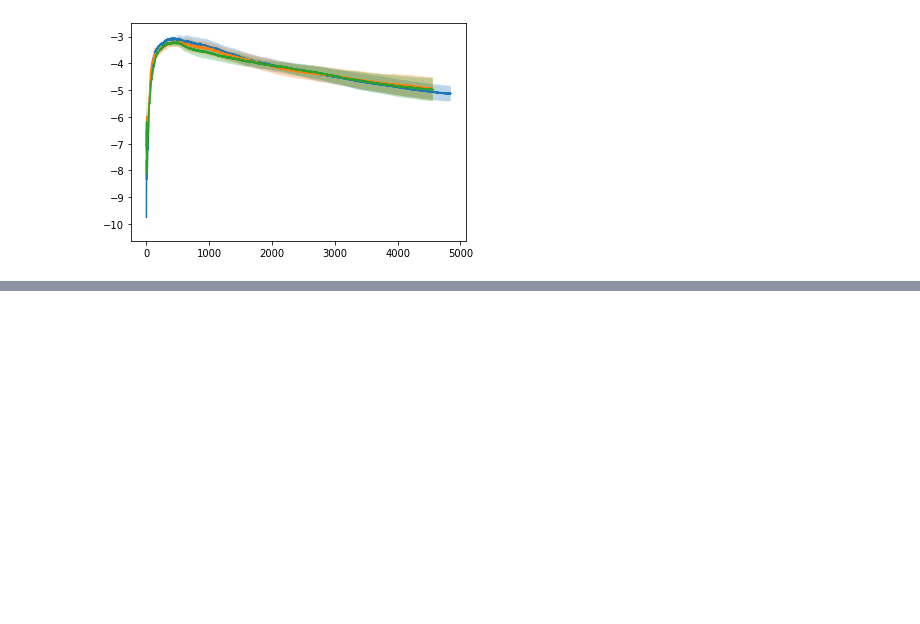
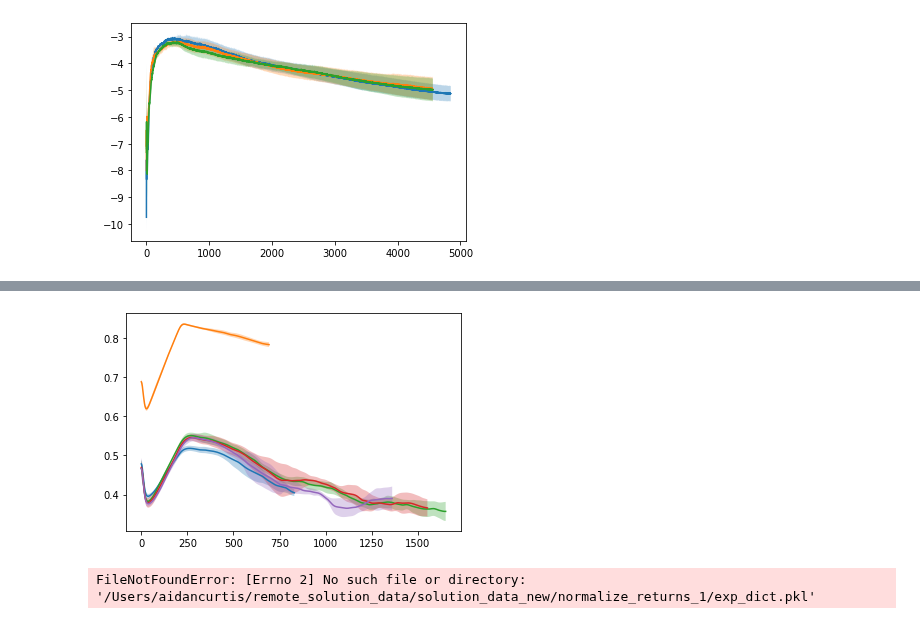
Before and after one commit to neuroailab/CuriousSamplePlanner, a Jupyter notebook: policy_learning/Policy Learning Results.ipynb, the cells around one changed output, grey strips where cells are left out. Drawn from its saved outputs; the diff is of its cells as text; code cells hidden in the pictures; blank space fills up the shorter version.

Commit message:
more 3-stack data

```diff
--- a/policy_learning/Policy Learning Results.ipynb
+++ b/policy_learning/Policy Learning Results.ipynb
@@ -279,0 +291,12 @@ losses = plot_group_rewards(["since1","since2","since3","since4"], key="rewards"
+# %%
+losses = plot_group_rewards(["non_normalized_1","non_normalized_2","non_normalized_3","non_normalized_4"], key="gail_loss", sigma=10)
+losses = plot_group_rewards(["since1","since2","since3","since4"], key="gail_loss", sigma=10)
+losses = plot_group_rewards(["more_high_gamma1","more_high_gamma2","more_high_gamma3","more_high_gamma4"], key="gail_loss", sigma=10)
+losses = plot_group_rewards(["sixteen1","sixteen2","sixteen3","sixteen4"], key="gail_loss", sigma=10)
+losses = plot_group_rewards(["no_gae1","no_gae2","no_gae3","no_gae4"], key="gail_loss", sigma=10)
+# %% [output]
+[figure, added]
+# %%
+losses = plot_group_rewards(["normalize_returns_1","normalize_returns_2","normalize_returns_3","normalize_returns_4"], key="rewards", sigma=0)
+# %% [output]
+FileNotFoundError: [Errno 2] No such file or directory: '/Users/aidancurtis/remote_solution_data/solution_data_new/normalize_returns_1/exp_dict.pkl'
```
Also changed, not shown: parts of 1 cell of this notebook, 4 other files.
